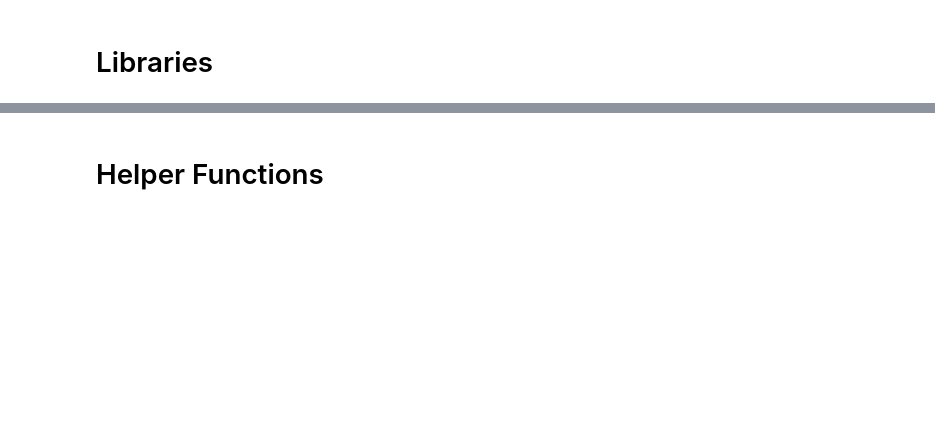
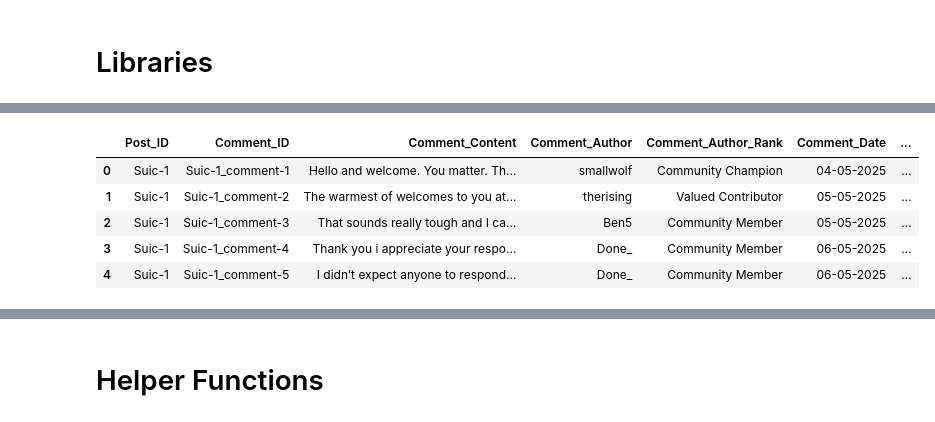
Before and after one commit to PutraAryotama/researchproject, a Jupyter notebook: generate_post_comments_table.ipynb, the cells around one changed output, grey strips where cells are left out. Cells and saved outputs as stored; diff of their text form; code cells hidden in the pictures; blank space fills up the shorter version.

```diff
--- a/generate_post_comments_table.ipynb
+++ b/generate_post_comments_table.ipynb
@@ -14,0 +26,9 @@ from textblob import TextBlob
+# %%
+comments_df.head()
+# %% [output]
+|  | Post_ID | Comment_ID | Comment_Content | Comment_Author | Comment_Author_Rank | Comment_Date | ... |
+| 0 | Suic-1 | Suic-1_comment-1 | Hello and welcome. You matter. Th... | smallwolf | Community Champion | 04-05-2025 | ... |
+| 1 | Suic-1 | Suic-1_comment-2 | The warmest of welcomes to you at... | therising | Valued Contributor | 05-05-2025 | ... |
+| 2 | Suic-1 | Suic-1_comment-3 | That sounds really tough and I ca... | Ben5 | Community Member | 05-05-2025 | ... |
+| 3 | Suic-1 | Suic-1_comment-4 | Thank you i appreciate your respo... | Done_ | Community Member | 06-05-2025 | ... |
+| 4 | Suic-1 | Suic-1_comment-5 | I didn’t expect anyone to respond... | Done_ | Community Member | 06-05-2025 | ... |
```
Also changed, not shown: parts of 48 cells of this notebook.
